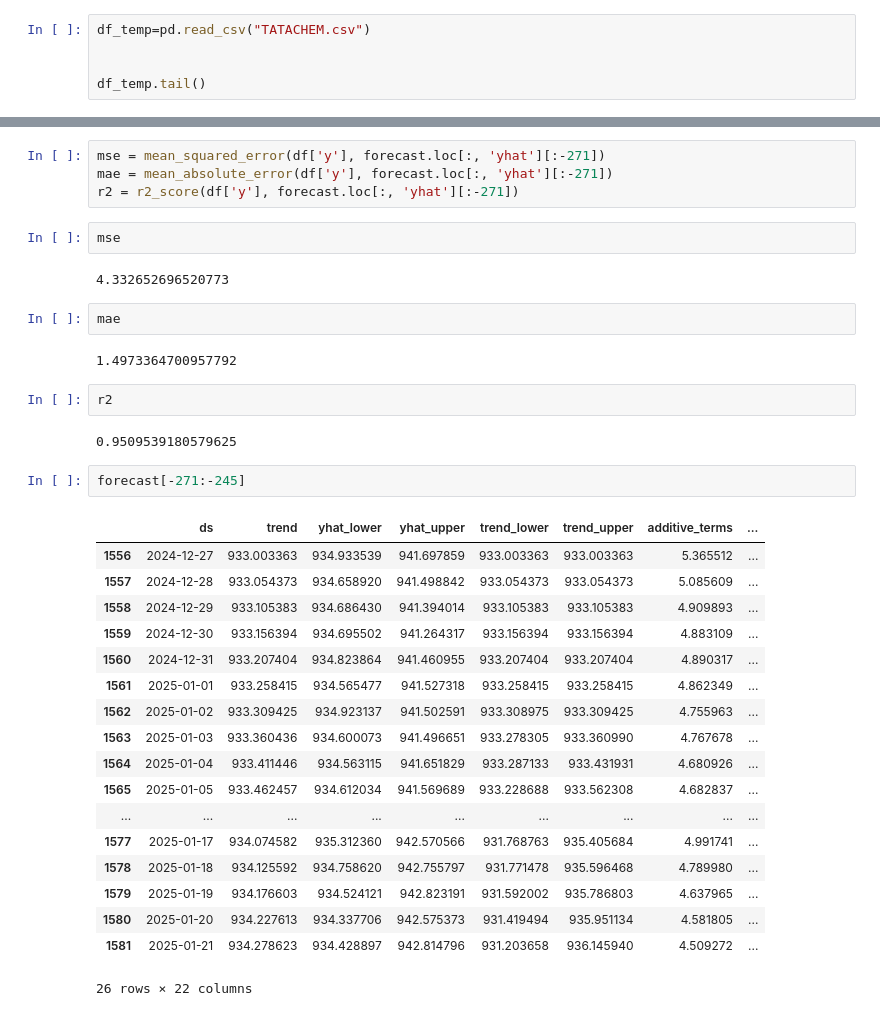
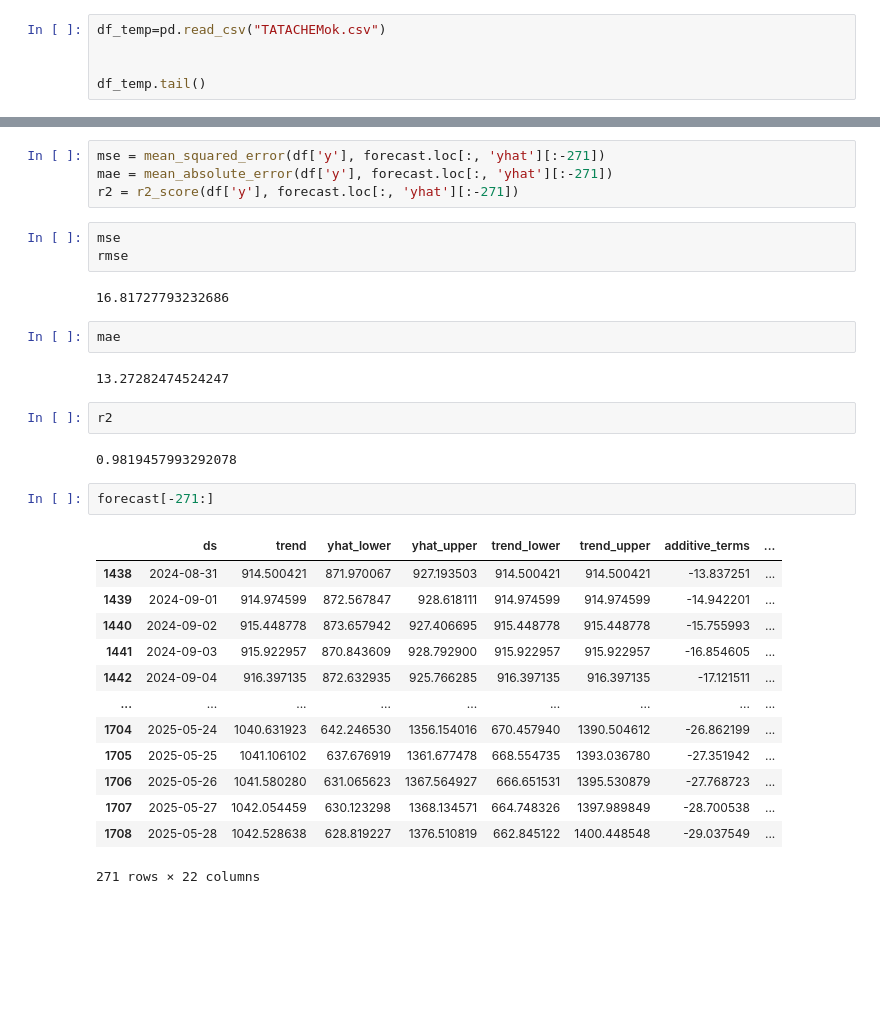
Before and after one commit to ViirajPatel/sem7, a Jupyter notebook: old/prophet.ipynb, the cells around one changed output, grey strips where cells are left out. Cells and saved outputs as stored; diff of their text form; blank space fills up the shorter version.

```diff
--- a/old/prophet.ipynb
+++ b/old/prophet.ipynb
@@ -11,7 +11,7 @@ data.to_csv("IRCTC.csv")
 # %% [output]
 [*********************100%***********************]  1 of 1 completed
 # %%
-df_temp=pd.read_csv("TATACHEM.csv")
+df_temp=pd.read_csv("TATACHEMok.csv")
 
 
 df_temp.tail()
@@ -205,37 +205,33 @@ mae = mean_absolute_error(df['y'], forecast.loc[:, 'yhat'][:-271])
 r2 = r2_score(df['y'], forecast.loc[:, 'yhat'][:-271])
 # %%
 mse
+rmse
 # %% [output]
-4.332652696520773
+16.81727793232686
 # %%
 mae
 # %% [output]
-1.4973364700957792
+13.27282474524247
 # %%
 r2
 # %% [output]
-0.9509539180579625
+0.9819457993292078
 # %%
-forecast[-271:-245]
+forecast[-271:]
 # %% [output]
 |  | ds | trend | yhat_lower | yhat_upper | trend_lower | trend_upper | additive_terms | ... |
-| 1556 | 2024-12-27 | 933.003363 | 934.933539 | 941.697859 | 933.003363 | 933.003363 | 5.365512 | ... |
-| 1557 | 2024-12-28 | 933.054373 | 934.658920 | 941.498842 | 933.054373 | 933.054373 | 5.085609 | ... |
-| 1558 | 2024-12-29 | 933.105383 | 934.686430 | 941.394014 | 933.105383 | 933.105383 | 4.909893 | ... |
-| 1559 | 2024-12-30 | 933.156394 | 934.695502 | 941.264317 | 933.156394 | 933.156394 | 4.883109 | ... |
-| 1560 | 2024-12-31 | 933.207404 | 934.823864 | 941.460955 | 933.207404 | 933.207404 | 4.890317 | ... |
-| 1561 | 2025-01-01 | 933.258415 | 934.565477 | 941.527318 | 933.258415 | 933.258415 | 4.862349 | ... |
-| 1562 | 2025-01-02 | 933.309425 | 934.923137 | 941.502591 | 933.308975 | 933.309425 | 4.755963 | ... |
-| 1563 | 2025-01-03 | 933.360436 | 934.600073 | 941.496651 | 933.278305 | 933.360990 | 4.767678 | ... |
-| 1564 | 2025-01-04 | 933.411446 | 934.563115 | 941.651829 | 933.287133 | 933.431931 | 4.680926 | ... |
-| 1565 | 2025-01-05 | 933.462457 | 934.612034 | 941.569689 | 933.228688 | 933.562308 | 4.682837 | ... |
+| 1438 | 2024-08-31 | 914.500421 | 871.970067 | 927.193503 | 914.500421 | 914.500421 | -13.837251 | ... |
+| 1439 | 2024-09-01 | 914.974599 | 872.567847 | 928.618111 | 914.974599 | 914.974599 | -14.942201 | ... |
+| 1440 | 2024-09-02 | 915.448778 | 873.657942 | 927.406695 | 915.448778 | 915.448778 | -15.755993 | ... |
+| 1441 | 2024-09-03 | 915.922957 | 870.843609 | 928.792900 | 915.922957 | 915.922957 | -16.854605 | ... |
+| 1442 | 2024-09-04 | 916.397135 | 872.632935 | 925.766285 | 916.397135 | 916.397135 | -17.121511 | ... |
 | ... | ... | ... | ... | ... | ... | ... | ... | ... |
-| 1577 | 2025-01-17 | 934.074582 | 935.312360 | 942.570566 | 931.768763 | 935.405684 | 4.991741 | ... |
-| 1578 | 2025-01-18 | 934.125592 | 934.758620 | 942.755797 | 931.771478 | 935.596468 | 4.789980 | ... |
-| 1579 | 2025-01-19 | 934.176603 | 934.524121 | 942.823191 | 931.592002 | 935.786803 | 4.637965 | ... |
-| 1580 | 2025-01-20 | 934.227613 | 934.337706 | 942.575373 | 931.419494 | 935.951134 | 4.581805 | ... |
-| 1581 | 2025-01-21 | 934.278623 | 934.428897 | 942.814796 | 931.203658 | 936.145940 | 4.509272 | ... |
+| 1704 | 2025-05-24 | 1040.631923 | 642.246530 | 1356.154016 | 670.457940 | 1390.504612 | -26.862199 | ... |
+| 1705 | 2025-05-25 | 1041.106102 | 637.676919 | 1361.677478 | 668.554735 | 1393.036780 | -27.351942 | ... |
+| 1706 | 2025-05-26 | 1041.580280 | 631.065623 | 1367.564927 | 666.651531 | 1395.530879 | -27.768723 | ... |
+| 1707 | 2025-05-27 | 1042.054459 | 630.123298 | 1368.134571 | 664.748326 | 1397.989849 | -28.700538 | ... |
+| 1708 | 2025-05-28 | 1042.528638 | 628.819227 | 1376.510819 | 662.845122 | 1400.448548 | -29.037549 | ... |
-26 rows × 22 columns
+271 rows × 22 columns
 # %%
 m.plot(forecast)
 # %% [output]
```
Also changed, not shown: parts of 12 cells of this notebook, 7 other files.
